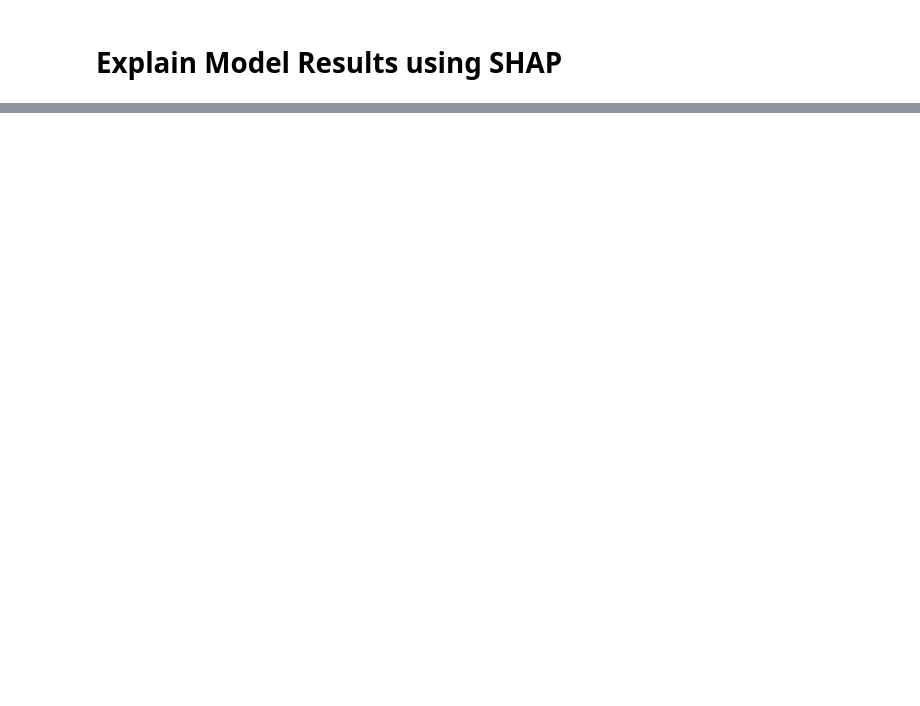
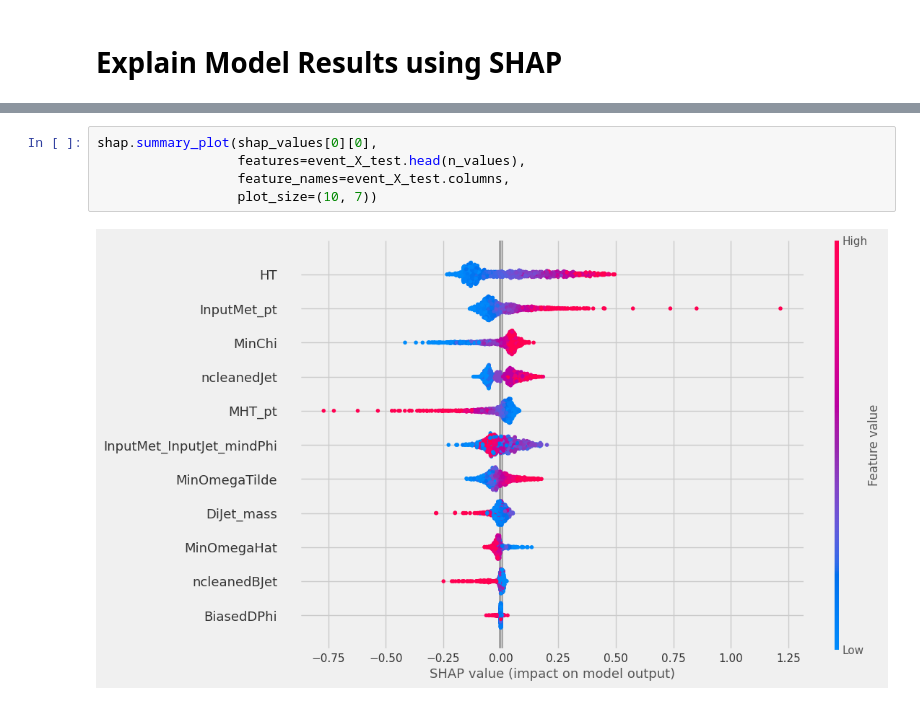
Before and after one commit to NoahHA/tth-ML-project, a Jupyter notebook: notebooks/RNN_models/RNN_evaluate.ipynb, the cells around one changed output, grey strips where cells are left out. Cells and saved outputs as stored; diff of their text form; blank space fills up the shorter version.

```diff
--- a/notebooks/RNN_models/RNN_evaluate.ipynb
+++ b/notebooks/RNN_models/RNN_evaluate.ipynb
@@ -37,3 +39,10 @@ explainer = shap.GradientExplainer(model, background)
 shap_values = explainer.shap_values([event_X_test.head(n_values).values, object_X_test[:n_values]])
 # %% [output]
 `tf.keras.backend.set_learning_phase` is deprecated and will be removed after 2020-10-11. To update it, simply pass a True/False value to the `training` argument of the `__call__` method of your layer ...
+# %%
+shap.summary_plot(shap_values[0][0],
+                  features=event_X_test.head(n_values),
+                  feature_names=event_X_test.columns,
+                  plot_size=(10, 7))
+# %% [output]
+[figure, added]
```
Also changed, not shown: parts of 9 cells of this notebook, 35 other files.
